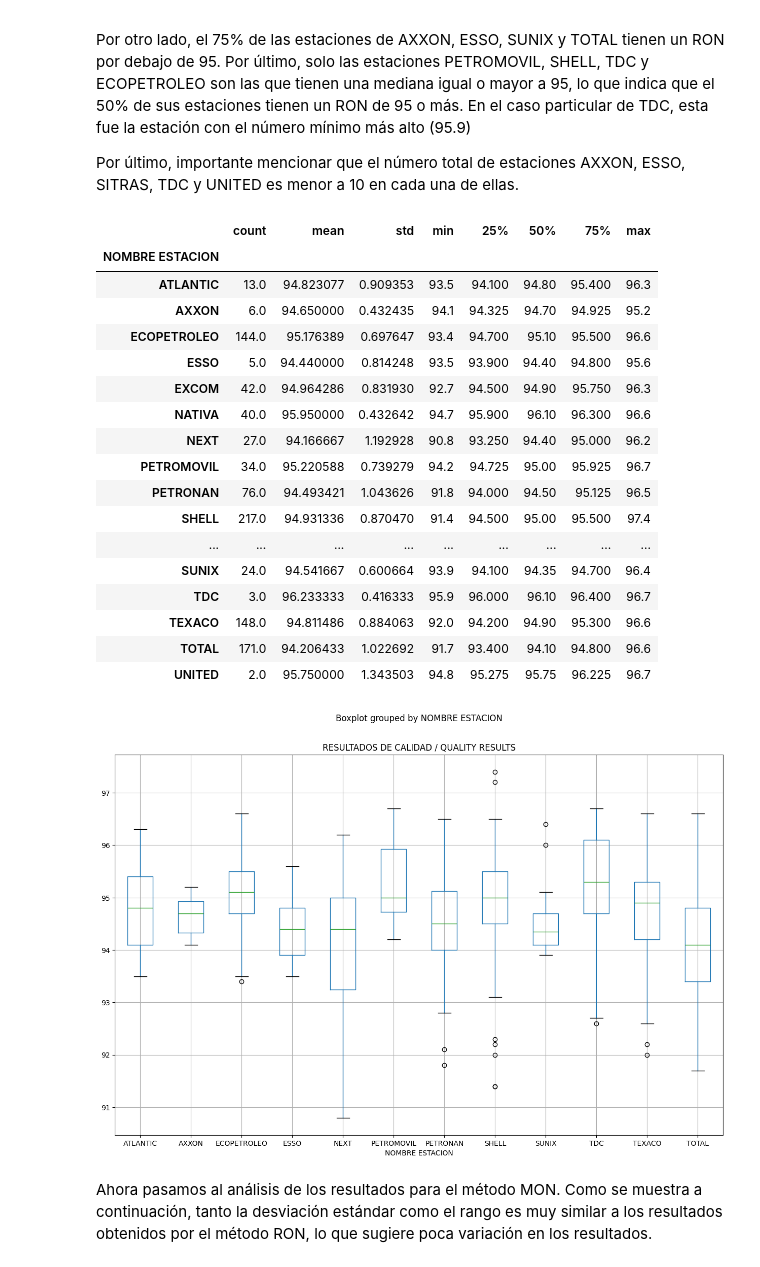
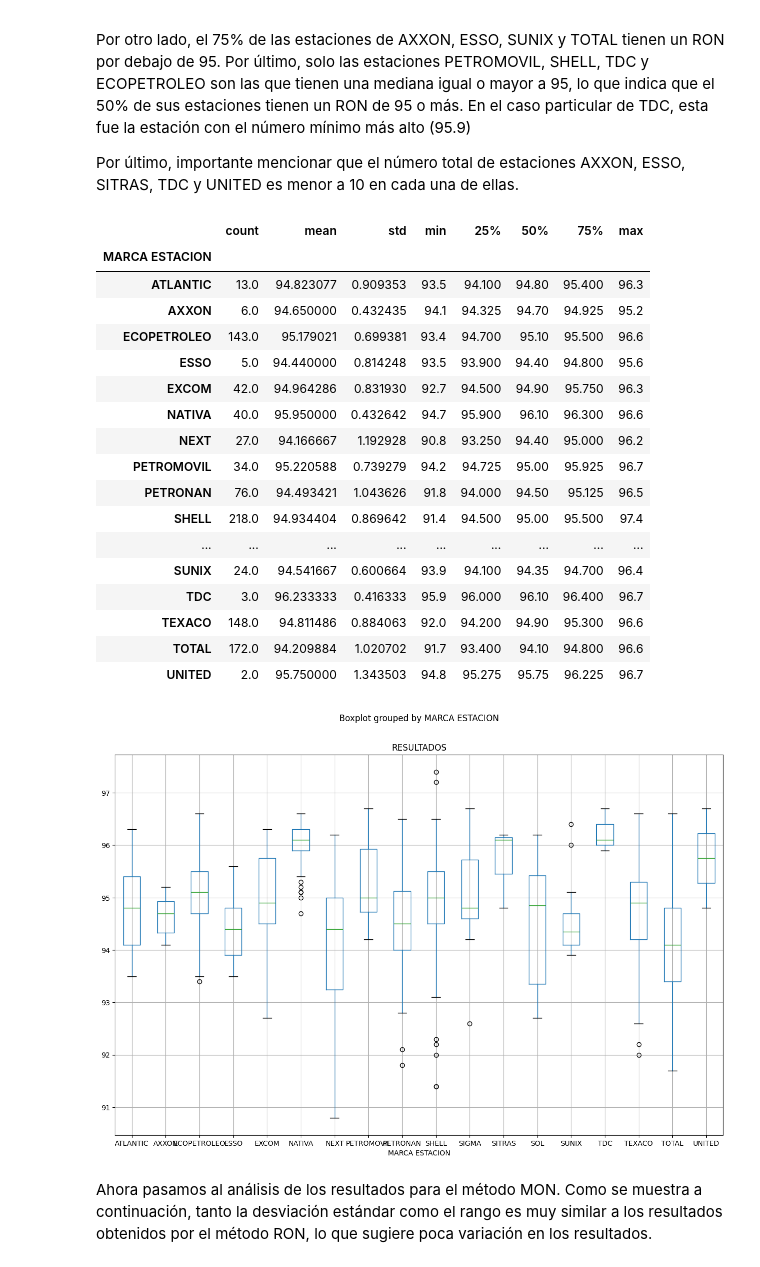
Before and after one commit to rafaeljosem/gas_station_analysis, a Jupyter notebook: octane_gas_analysis.ipynb, the cells around one changed output. Drawn from its saved outputs; the diff is of its cells as text; code cells hidden in the pictures.

```diff
--- a/octane_gas_analysis.ipynb
+++ b/octane_gas_analysis.ipynb
@@ -648,9 +16,11 @@ sample_df[20:54]
+# %%
+df = pd.read_parquet('./gas_station_dataset.parquet')
 # %% [markdown]
 En esta sección nos limitaremos a analizar los datos del RON y MON para las gasolinas del tipo regular y premium. En primer lugar, haremos una copia del dataframe conteniendo solo los datos del RON y MON.
 
 **Limitaciones**: Es importante destacar que este análisis está basado en los resultados de 700 reportes, ya que cerca de 100 presentaron error al procesarse.
 # %%
-df_ron_mon = df[df['ANÁLISIS / ANALYSES'].str.contains(r'\(RON\)') | df['ANÁLISIS / ANALYSES'].str.contains(r'\(MON\)')].copy()
+df_ron_mon = df[df['ANÁLISIS'].str.contains(r'\(RON\)') | df['ANÁLISIS'].str.contains(r'\(MON\)')].copy()
 # %%
 df_ron_mon.head(5)
 # %% [output]
@@ -663,5 +33,5 @@ df_ron_mon.head(5)
 # %% [markdown]
 Ahora nos aseguramos de tener valores en formato número para poder realizar un análisis descriptivo de estos.
 # %%
-df_ron_mon['RESULTADOS DE CALIDAD / QUALITY RESULTS'] = df_ron_mon['RESULTADOS DE CALIDAD / QUALITY RESULTS'].str.replace(',', '.').replace('N/A', None).astype(float)
+df_ron_mon['RESULTADOS'] = df_ron_mon['RESULTADOS'].str.replace(',', '.').replace('N/A', None).astype(float)
 # %%
@@ -695,3 +48,0 @@ def get_gas_station_name(row: pd.Series) -> str:
-# %%
-df_ron_mon['NOMBRE ESTACION'] = None
-df_ron_mon['NOMBRE ESTACION'] = df_ron_mon.apply(lambda row: get_gas_station_name(row), axis=1)
@@ -761,34 +106,34 @@ Por otro lado, el 75% de las estaciones de AXXON, ESSO, SUNIX y TOTAL tienen un
 
 Por último, importante mencionar que el número total de estaciones AXXON, ESSO, SITRAS, TDC y UNITED es menor a 10 en cada una de ellas.
 # %%
-premium_df[premium_df['ANÁLISIS / ANALYSES'].str.contains('RON')].groupby('NOMBRE ESTACION')['RESULTADOS DE CALIDAD / QUALITY RESULTS'].describe()
+premium_df[premium_df['ANÁLISIS'].str.contains('RON')].groupby('MARCA ESTACION')['RESULTADOS'].describe()
 # %% [output]
 |  | count | mean | std | min | 25% | 50% | 75% | max |
-| NOMBRE ESTACION |  |  |  |  |  |  |  |  |
+| MARCA ESTACION |  |  |  |  |  |  |  |  |
 | ATLANTIC | 13.0 | 94.823077 | 0.909353 | 93.5 | 94.100 | 94.80 | 95.400 | 96.3 |
 | AXXON | 6.0 | 94.650000 | 0.432435 | 94.1 | 94.325 | 94.70 | 94.925 | 95.2 |
-| ECOPETROLEO | 144.0 | 95.176389 | 0.697647 | 93.4 | 94.700 | 95.10 | 95.500 | 96.6 |
+| ECOPETROLEO | 143.0 | 95.179021 | 0.699381 | 93.4 | 94.700 | 95.10 | 95.500 | 96.6 |
 | ESSO | 5.0 | 94.440000 | 0.814248 | 93.5 | 93.900 | 94.40 | 94.800 | 95.6 |
 | EXCOM | 42.0 | 94.964286 | 0.831930 | 92.7 | 94.500 | 94.90 | 95.750 | 96.3 |
 | NATIVA | 40.0 | 95.950000 | 0.432642 | 94.7 | 95.900 | 96.10 | 96.300 | 96.6 |
 | NEXT | 27.0 | 94.166667 | 1.192928 | 90.8 | 93.250 | 94.40 | 95.000 | 96.2 |
 | PETROMOVIL | 34.0 | 95.220588 | 0.739279 | 94.2 | 94.725 | 95.00 | 95.925 | 96.7 |
 | PETRONAN | 76.0 | 94.493421 | 1.043626 | 91.8 | 94.000 | 94.50 | 95.125 | 96.5 |
-| SHELL | 217.0 | 94.931336 | 0.870470 | 91.4 | 94.500 | 95.00 | 95.500 | 97.4 |
+| SHELL | 218.0 | 94.934404 | 0.869642 | 91.4 | 94.500 | 95.00 | 95.500 | 97.4 |
 | ... | ... | ... | ... | ... | ... | ... | ... | ... |
 | SUNIX | 24.0 | 94.541667 | 0.600664 | 93.9 | 94.100 | 94.35 | 94.700 | 96.4 |
 | TDC | 3.0 | 96.233333 | 0.416333 | 95.9 | 96.000 | 96.10 | 96.400 | 96.7 |
 | TEXACO | 148.0 | 94.811486 | 0.884063 | 92.0 | 94.200 | 94.90 | 95.300 | 96.6 |
-| TOTAL | 171.0 | 94.206433 | 1.022692 | 91.7 | 93.400 | 94.10 | 94.800 | 96.6 |
+| TOTAL | 172.0 | 94.209884 | 1.020702 | 91.7 | 93.400 | 94.10 | 94.800 | 96.6 |
 | UNITED | 2.0 | 95.750000 | 1.343503 | 94.8 | 95.275 | 95.75 | 96.225 | 96.7 |
 # %%
-premium_df[premium_df['ANÁLISIS / ANALYSES'].str.contains('RON')].boxplot(
-    by='NOMBRE ESTACION',
-    column = 'RESULTADOS DE CALIDAD / QUALITY RESULTS',
+premium_df[premium_df['ANÁLISIS'].str.contains('RON')].boxplot(
+    by='MARCA ESTACION',
+    column = 'RESULTADOS',
     figsize=(15,10))
 plt.show()
 # %% [output]
-[figure, old version]
+[figure, new version]
 # %% [markdown]
 Ahora pasamos al análisis de los resultados para el método MON. Como se muestra a continuación, tanto la desviación estándar como el rango es muy similar a los resultados obtenidos por el método RON, lo que sugiere poca variación en los resultados.
 # %%
```
Also changed, not shown: parts of 100 cells of this notebook, 3 other files.
